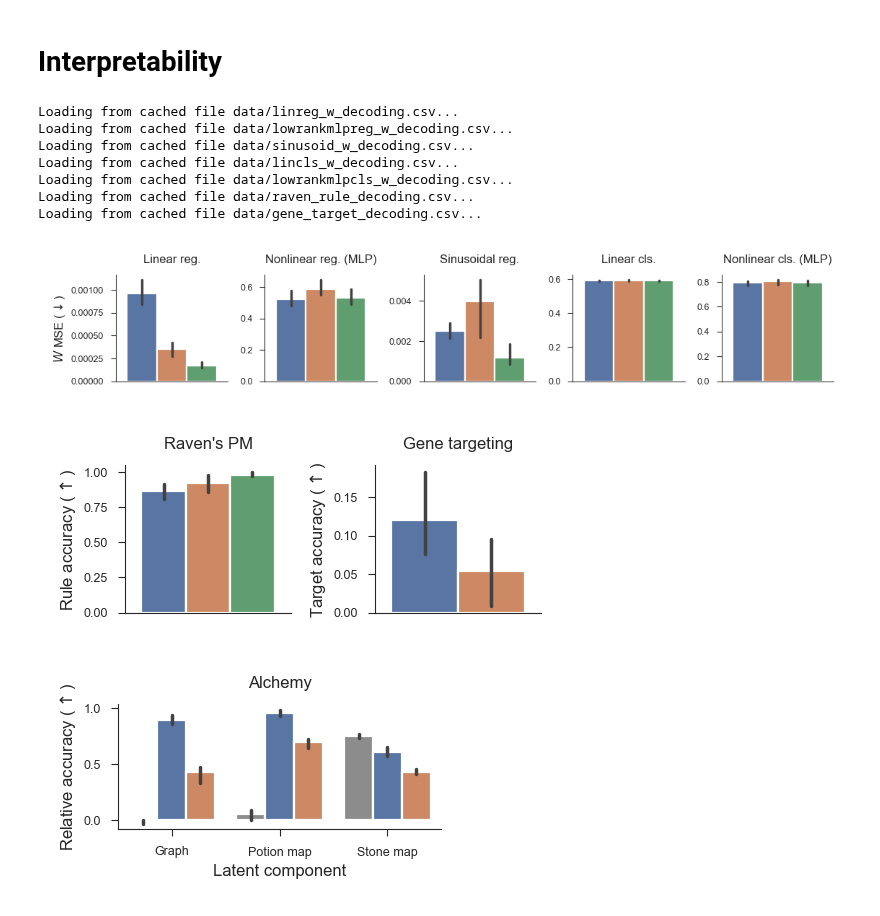
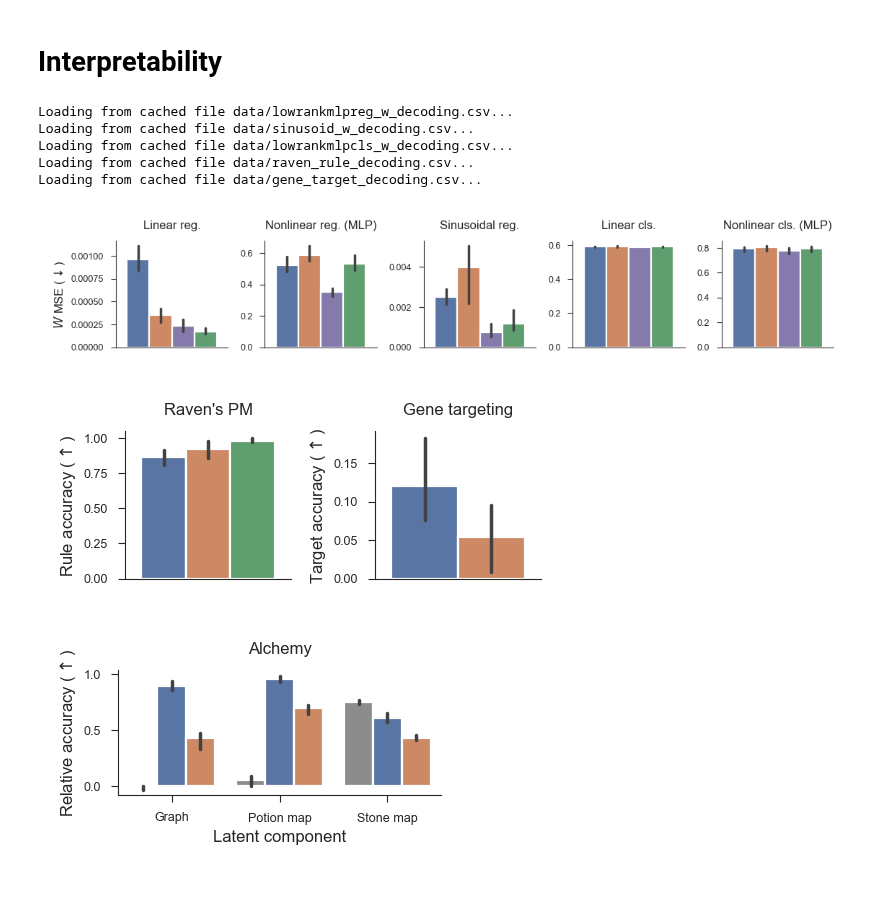
Before and after one commit to EricElmoznino/explicit_implicit_icl, a Jupyter notebook: notebooks/neurips/figures.ipynb, the cells around one changed output. Cells and saved outputs as stored; diff of their text form; code cells hidden in the pictures.

Commit message:
Updated interpretability figure

```diff
--- a/notebooks/neurips/figures.ipynb
+++ b/notebooks/neurips/figures.ipynb
@@ -722,11 +722,18 @@ data_linreg = get_run_performances(
     comparison_metrics=["val/iid_w_loss", "val/far_w_loss", "val/wide_w_loss"],
     mode="min",
     filters={
-        "config.model": {"$nin": ["implicit", "explicit-aux-transformer"]},
+        "config.model": {"$nin": ["implicit"]},
         "config.x_dim": 1,
         "config.noise": 0.0,
         "config.weight_decay": 0.0,
-        "tags": {"$nin": ["ood_intensity", "finite_train_set"]},
+        "tags": {
+            "$nin": [
+                "ood_intensity",
+                "finite_train_set",
+                "z_dim_ablation",
+                "supervised_ablation",
+            ]
+        },
     },
     save_path=f"data/linreg_w_decoding.csv",
 )
@@ -738,7 +745,7 @@ data_lowrankmlpreg = get_run_performances(
     comparison_metrics=["val/iid_w_loss", "val/far_w_loss", "val/wide_w_loss"],
     mode="min",
     filters={
-        "config.model": {"$nin": ["implicit", "explicit-aux-transformer"]},
+        "config.model": {"$nin": ["implicit"]},
         "config.x_dim": 2,
         "config.noise": 0.0,
     },
@@ -752,7 +759,7 @@ data_sinreg = get_run_performances(
     comparison_metrics=["val/iid_w_loss", "val/far_w_loss", "val/wide_w_loss"],
     mode="min",
     filters={
-        "config.model": {"$nin": ["implicit", "explicit-aux-transformer"]},
+        "config.model": {"$nin": ["implicit"]},
         "config.kind_kwargs": "{'fixed_freq': True, 'n_freq': 3}",
         "tags": {"$nin": ["ood_intensity"]},
     },
@@ -766,8 +773,16 @@ data_lincls = get_run_performances(
     comparison_metrics=["val/iid_w_loss", "val/far_w_loss", "val/wide_w_loss"],
     mode="min",
     filters={
-        "config.model": {"$nin": ["implicit", "explicit-aux-transformer"]},
+        "config.model": {"$nin": ["implicit"]},
         "config.x_dim": 2,
+        "tags": {
+            "$nin": [
+                "ood_intensity",
+                "finite_train_set",
+                "z_dim_ablation",
+                "supervised_ablation",
+            ]
+        },
     },
     save_path=f"data/lincls_w_decoding.csv",
 )
@@ -779,7 +794,7 @@ data_lowrankmlpcls = get_run_performances(
     comparison_metrics=["val/iid_w_loss", "val/far_w_loss", "val/wide_w_loss"],
     mode="min",
     filters={
-        "config.model": {"$nin": ["implicit", "explicit-aux-transformer"]},
+        "config.model": {"$nin": ["implicit"]},
         "config.x_dim": 2,
     },
     save_path=f"data/lowrankmlpcls_w_decoding.csv",
@@ -888,36 +903,34 @@ model_comparison_barplot(
     metrics=["val_ood/rule_accuracy"],
     metric_short_names={"val_ood/rule_accuracy": "OOD"},
     metric_units=r"Rule accuracy ($\uparrow$)",
     err_kws={"linewidth": 1.25},
     ax=axs[0],
 )
 # axs[0].axhline(baselines["raven"])
 axs[0].set(title="Raven's PM")
 model_comparison_barplot(
     data=data_gene,
     metrics="val/ptb_id_acc",
     metric_short_names={"val/ptb_id_acc": "OOD"},
     metric_units=r"Target accuracy ($\uparrow$)",
     err_kws={"linewidth": 1.25},
     ax=axs[1],
 )
 axs[1].set(title="Gene targeting")
 
 for ax in axs:
     ax.set_xticks([])
     ax.legend().remove()
 
 fig.savefig("saved/interpretability_decoding_compositional.pdf")
 plt.show()
 # %% [output]
-Loading from cached file data/linreg_w_decoding.csv...
 Loading from cached file data/lowrankmlpreg_w_decoding.csv...
 Loading from cached file data/sinusoid_w_decoding.csv...
-Loading from cached file data/lincls_w_decoding.csv...
 Loading from cached file data/lowrankmlpcls_w_decoding.csv...
 Loading from cached file data/raven_rule_decoding.csv...
 Loading from cached file data/gene_target_decoding.csv...
-[figure, old version]
+[figure, new version]
 [figure]
 # %%
 data_alchemy = pd.read_csv("data/alchemy_interp.csv")
```
Also changed, not shown: 9 other files.
